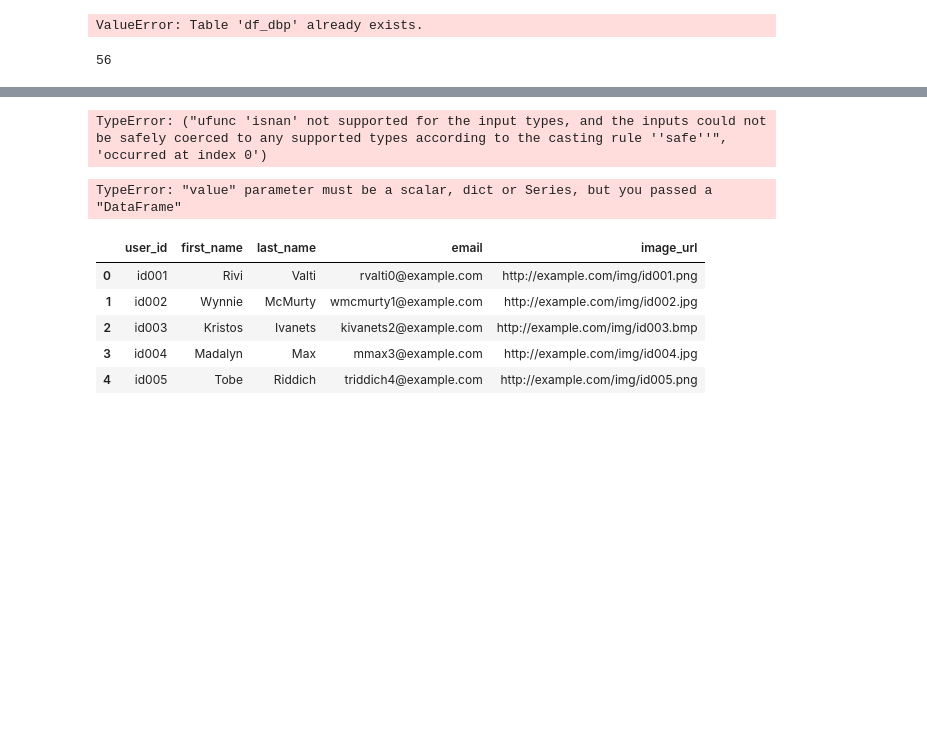
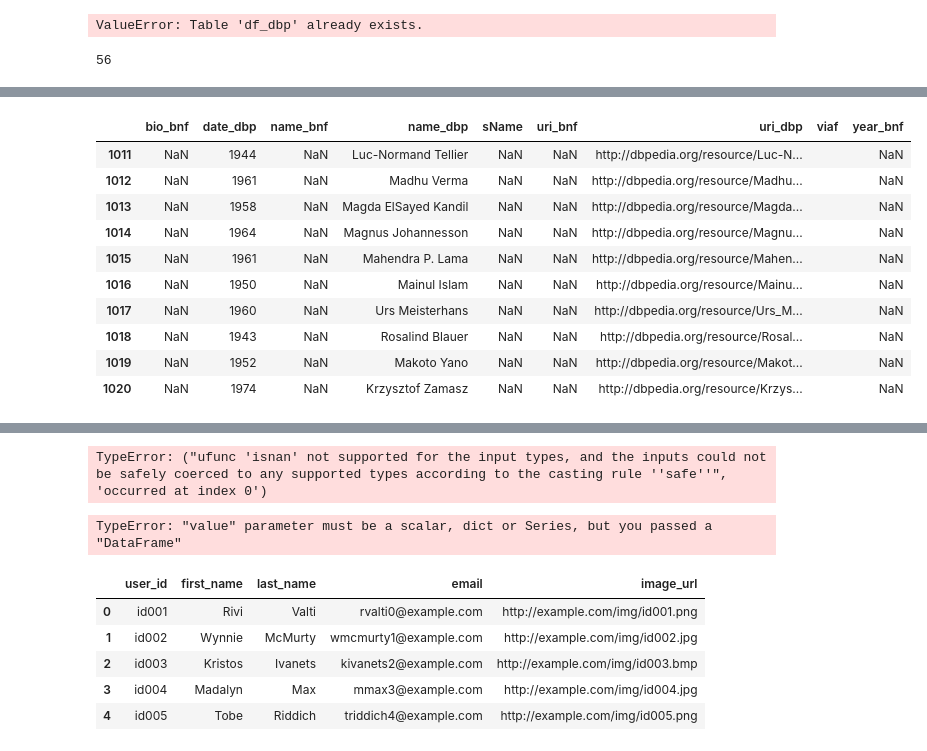
Before and after one commit to Semantic-Data-for-Humanities/Economists_Jurists, a Jupyter notebook: Notebooks/Issues/DBpedia_BnF_Data_URI.ipynb, the cells around one changed output, grey strips where cells are left out. Cells and saved outputs as stored; diff of their text form; code cells hidden in the pictures; blank space fills up the shorter version.

```diff
--- a/Notebooks/Issues/DBpedia_BnF_Data_URI.ipynb
+++ b/Notebooks/Issues/DBpedia_BnF_Data_URI.ipynb
@@ -512,0 +542,7 @@ result[:100]
+# %%
+# Extract only rows without VIAF uri from DBpeida
+df_dbp_test = pd.DataFrame(result_dbpedia, columns=['uri_dbp', 'viaf', 'name_dbp', 'date_dbp'])
+
+df_dbp_test_mask=df_dbp_test['viaf']==''
+filtered_df_dbp_test = df_dbp_test[df_dbp_test_mask]
+filtered_df_dbp_test
@@ -512,0 +594,16 @@ result[:100]
+# %%
+# merge the both dateframes
+filtered_dbp_bnf_test= filtered_df_dbp_test.append(filtered_df_bnf_test, sort=True)
+filtered_dbp_bnf_test[:10]
+# %% [output]
+|  | bio_bnf | date_dbp | name_bnf | name_dbp | sName | uri_bnf | uri_dbp | viaf | year_bnf |
+| 1011 | NaN | 1944 | NaN | Luc-Normand Tellier | NaN | NaN | http://dbpedia.org/resource/Luc-N... |  | NaN |
+| 1012 | NaN | 1961 | NaN | Madhu Verma | NaN | NaN | http://dbpedia.org/resource/Madhu... |  | NaN |
+| 1013 | NaN | 1958 | NaN | Magda ElSayed Kandil | NaN | NaN | http://dbpedia.org/resource/Magda... |  | NaN |
+| 1014 | NaN | 1964 | NaN | Magnus Johannesson | NaN | NaN | http://dbpedia.org/resource/Magnu... |  | NaN |
+| 1015 | NaN | 1961 | NaN | Mahendra P. Lama | NaN | NaN | http://dbpedia.org/resource/Mahen... |  | NaN |
+| 1016 | NaN | 1950 | NaN | Mainul Islam | NaN | NaN | http://dbpedia.org/resource/Mainu... |  | NaN |
+| 1017 | NaN | 1960 | NaN | Urs Meisterhans | NaN | NaN | http://dbpedia.org/resource/Urs_M... |  | NaN |
+| 1018 | NaN | 1943 | NaN | Rosalind Blauer | NaN | NaN | http://dbpedia.org/resource/Rosal... |  | NaN |
+| 1019 | NaN | 1952 | NaN | Makoto Yano | NaN | NaN | http://dbpedia.org/resource/Makot... |  | NaN |
+| 1020 | NaN | 1974 | NaN | Krzysztof Zamasz | NaN | NaN | http://dbpedia.org/resource/Krzys... |  | NaN |
```
Also changed, not shown: parts of 15 cells of this notebook.
